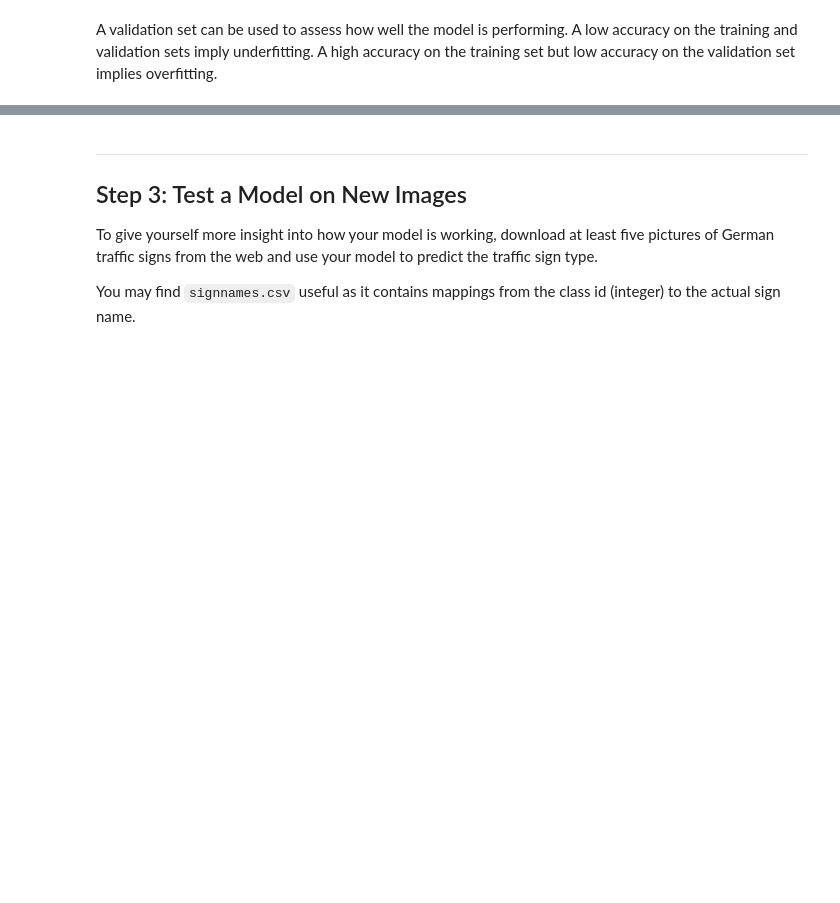
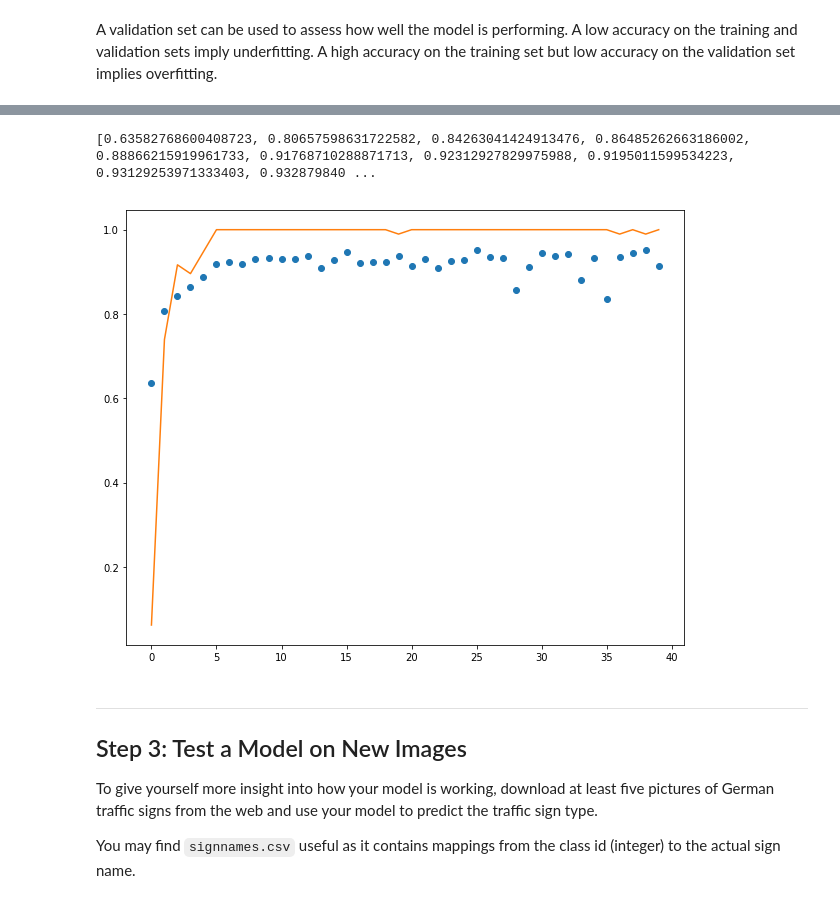
Before and after one commit to carsontang/CarND-Traffic-Sign-Classifier-Project, a Jupyter notebook: Traffic_Sign_Classifier.ipynb, the cells around one changed output, grey strips where cells are left out. Saved outputs shown, nothing was run; the diff lists cells and outputs as text; code cells hidden in the pictures; blank space fills up the shorter version.

```diff
--- a/Traffic_Sign_Classifier.ipynb
+++ b/Traffic_Sign_Classifier.ipynb
@@ -286,14 +292,23 @@ from sklearn.utils import shuffle
 x = tf.placeholder(tf.float32, (None, 32, 32, num_image_channels))
 y = tf.placeholder(tf.int32, (None))
 one_hot_y = tf.one_hot(y, n_classes)
-rate = 0.0005
-EPOCHS = 100
-BATCH_SIZE = 48
+rate = 0.001
+EPOCHS = 40
+BATCH_SIZE = 96
 
 print("n_classes:", n_classes)
-logits = LeNet(x, conv1_nfilters=12, conv2_nfilters=32, fc1_n_nodes=120, fc2_n_nodes=84)
+prob = tf.placeholder_with_default(1.0, shape=())
+logits = LeNet(x, conv1_nfilters=12, conv2_nfilters=32, fc1_n_nodes=120, fc2_n_nodes=84, dropout_prob=prob)
+
 cross_entropy = tf.nn.softmax_cross_entropy_with_logits(labels=one_hot_y, logits=logits)
 loss_operation = tf.reduce_mean(cross_entropy)
+
+# adding in regularization
+# return weights from LeNet function so that you can regularize them
+# http://www.ritchieng.com/machine-learning/deep-learning/tensorflow/regularization/
+# regularizer = tf.nn.l2_loss(weights)
+# loss = tf.reduce_mean(loss + beta * regularizer)
+
 optimizer = tf.train.AdamOptimizer(learning_rate = rate)
 training_operation = optimizer.minimize(loss_operation)
 
@@ -309,7 +324,7 @@ def evaluate(X_data, y_data):
     sess = tf.get_default_session()
     for offset in range(0, num_examples, BATCH_SIZE):
         batch_x, batch_y = X_data[offset:offset+BATCH_SIZE], y_data[offset:offset+BATCH_SIZE]
-        accuracy, loss = sess.run([accuracy_operation, loss_operation], feed_dict={x: batch_x, y: batch_y})
+        accuracy, loss = sess.run([accuracy_operation, loss_operation], feed_dict={x: batch_x, y: batch_y, prob: 1.0})
         total_accuracy += (accuracy * len(batch_x))
         total_loss += (loss * len(batch_x))
     return total_accuracy / num_examples, total_loss / num_examples
@@ -317,6 +332,8 @@ def evaluate(X_data, y_data):
 print("tf.Session() about to start")
 train_loss_history = []
 validation_loss_history = []
+validation_accuracy_history = []
+train_accuracy_history = []
 with tf.Session() as sess:
     sess.run(tf.global_variables_initializer())
     num_examples = len(X_train)
@@ -328,13 +345,15 @@ with tf.Session() as sess:
         for offset in range(0, num_examples, BATCH_SIZE):
             end = offset + BATCH_SIZE
             batch_x, batch_y = X_train[offset:end], y_train[offset:end]
-            sess.run(training_operation, feed_dict={x: batch_x, y: batch_y})
-#             if offset % 30000 == 0:
-#                 train_accuracy, train_loss = evaluate(batch_x, batch_y)
-#                 train_loss_history.append(train_loss)
-#                 print("Train Accuracy = {:.3f}".format(train_accuracy))
-#                 print("Train Loss = {:.3f}".format(train_loss))
+            sess.run(training_operation, feed_dict={x: batch_x, y: batch_y, prob: 0.5})
+            if offset % 30000 == 0:
+                train_accuracy, train_loss = evaluate(batch_x, batch_y)
+                train_accuracy_history.append(train_accuracy)
+                train_loss_history.append(train_loss)
+                print("Train Accuracy = {:.3f}".format(train_accuracy))
+                print("Train Loss = {:.3f}".format(train_loss))
         validation_accuracy, validation_loss = evaluate(X_valid, y_valid)
+        validation_accuracy_history.append(validation_accuracy)
         validation_loss_history.append(validation_loss)
         print("EPOCH {} ...".format(i+1))
         print("Validation Accuracy = {:.3f}".format(validation_accuracy))
@@ -370,5 +389,12 @@ Validation Loss = 50.822
 
 Model saved
+# %%
+plt.plot(validation_accuracy_history, 'o', label='baseline')
+plt.plot(train_accuracy_history, '-', label='baseline')
+print(validation_accuracy_history)
+# %% [output]
+[0.63582768600408723, 0.80657598631722582, 0.84263041424913476, 0.86485262663186002, 0.88866215919961733, 0.91768710288871713, 0.92312927829975988, 0.9195011599534223, 0.93129253971333403, 0.932879840 ...
+[figure, added]
 # %% [markdown]
 ---
 
```
Also changed, not shown: parts of 2 cells of this notebook.
